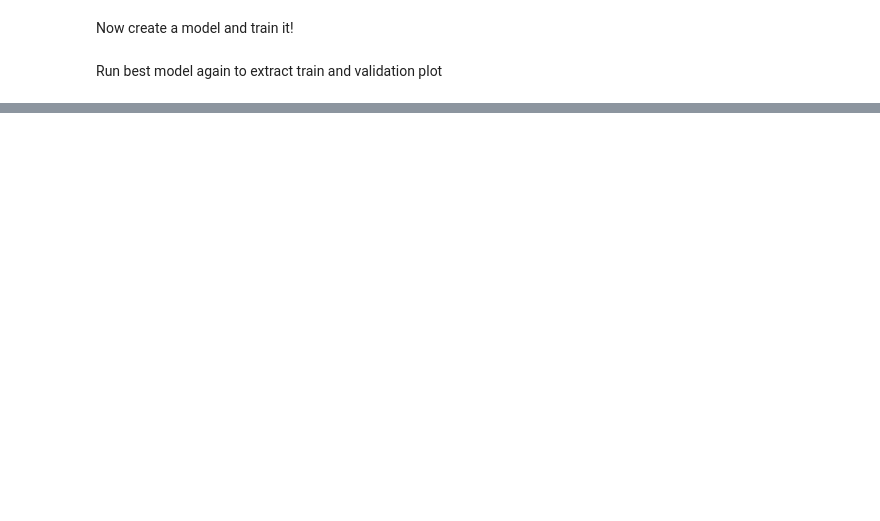
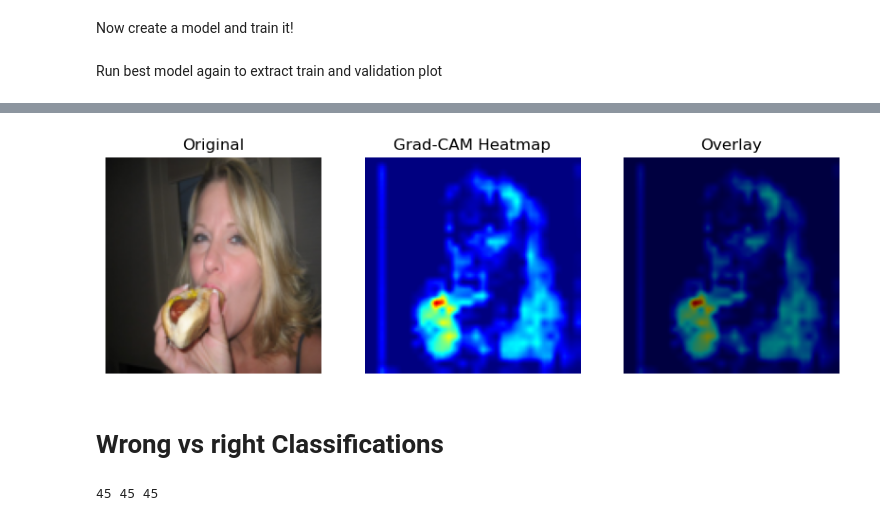
Before and after one commit to KonzelmannJonas/DTU25_IDLCV_Group33, a Jupyter notebook: project1/plots.ipynb, the cells around one changed output, grey strips where cells are left out. Saved outputs shown, nothing was run; the diff lists cells and outputs as text; code cells hidden in the pictures; blank space fills up the shorter version.

```diff
--- a/project1/plots.ipynb
+++ b/project1/plots.ipynb
@@ -202,0 +311,38 @@ print(tr)
+# %%
+import cv2
+
+# Resize CAM to image size
+cam_resized = cv2.resize(cam, (input_img.shape[0], input_img.shape[1]))
+
+# Convert heatmap to color
+heatmap = cv2.applyColorMap(np.uint8(255 * cam_resized), cv2.COLORMAP_JET)
+heatmap = cv2.cvtColor(heatmap, cv2.COLOR_BGR2RGB)
+
+# Superimpose heatmap on original image
+overlay = np.array(input_img) * 0.5 + heatmap * 0.5
+overlay = overlay.astype(np.uint8)
+
+
+# Plot results
+plt.figure(figsize=(10, 4))
+plt.subplot(1, 3, 1)
+plt.imshow(input_img)
+plt.title("Original")
+plt.axis("off")
+
+plt.subplot(1, 3, 2)
+plt.imshow(heatmap)
+plt.title("Grad-CAM Heatmap")
+plt.axis("off")
+
+plt.subplot(1, 3, 3)
+plt.imshow(overlay)
+plt.title("Overlay")
+plt.axis("off")
+
+plt.savefig("Grad-CAM-plot.png")
+plt.show()
+# %% [output]
+[figure, added]
+# %% [markdown]
+# Wrong vs right Classifications
@@ -202,0 +369,4 @@ print(tr)
+# %%
+print(len(wrong_images), len(wrong_preds), len(true_labels))
+# %% [output]
+45 45 45
```
Also changed, not shown: parts of 15 cells of this notebook, 2 other files.
